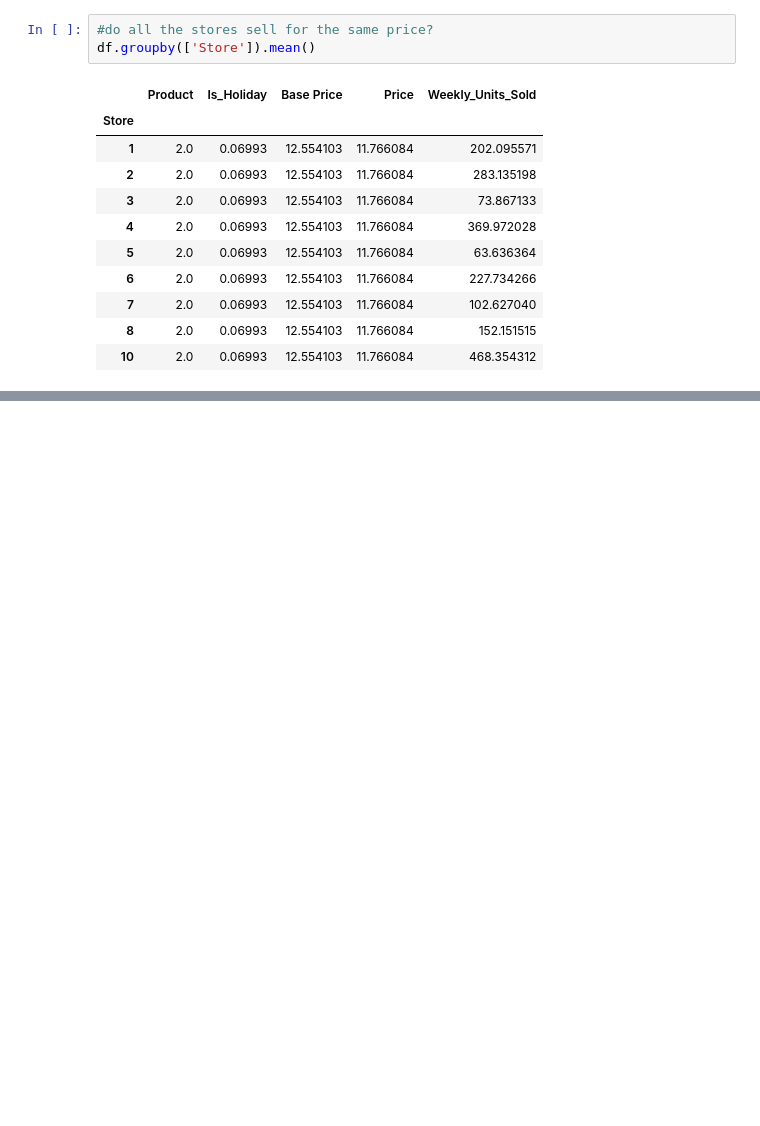
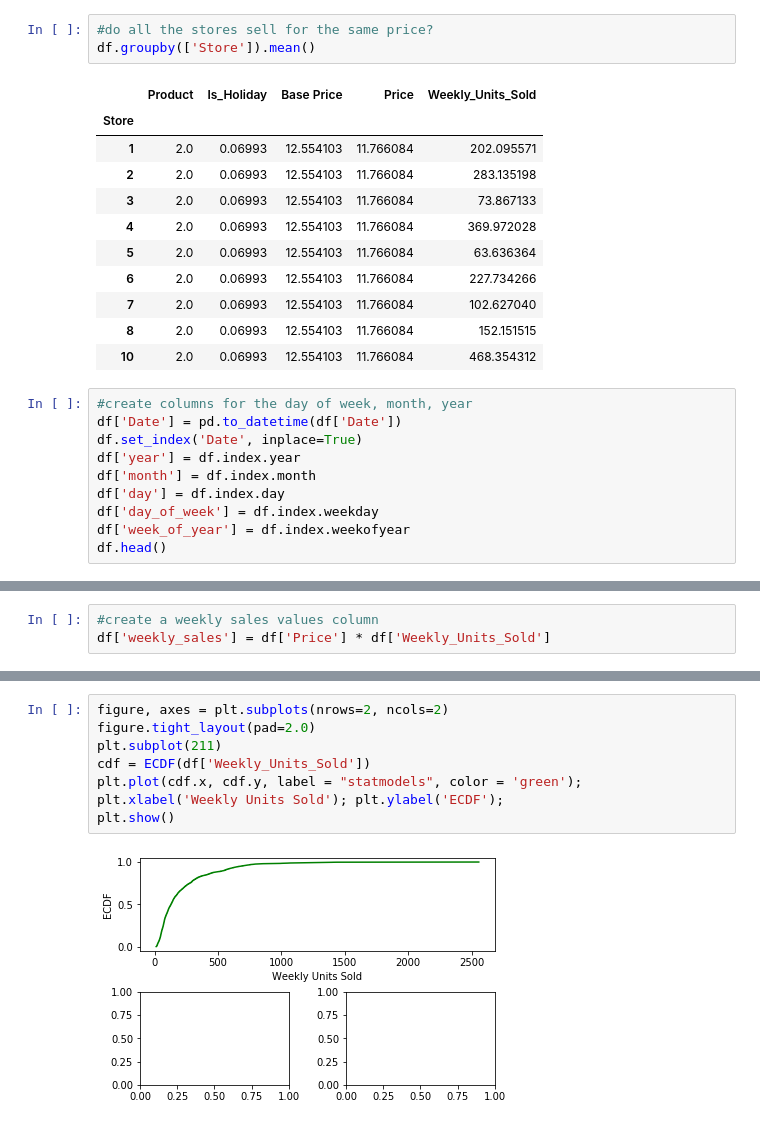
Before and after one commit to michellejm/PricingTutorial, a Jupyter notebook: Tutorial.ipynb, the cells around one changed output, grey strips where cells are left out. Cells and saved outputs as stored; diff of their text form; blank space fills up the shorter version.

```diff
--- a/Tutorial.ipynb
+++ b/Tutorial.ipynb
@@ -50,3 +55,13 @@ df.groupby(['Store']).mean()
 | 7 | 2.0 | 0.06993 | 12.554103 | 11.766084 | 102.627040 |
 | 8 | 2.0 | 0.06993 | 12.554103 | 11.766084 | 152.151515 |
 | 10 | 2.0 | 0.06993 | 12.554103 | 11.766084 | 468.354312 |
+# %%
+#create columns for the day of week, month, year
+df['Date'] = pd.to_datetime(df['Date'])
+df.set_index('Date', inplace=True)
+df['year'] = df.index.year
+df['month'] = df.index.month
+df['day'] = df.index.day
+df['day_of_week'] = df.index.weekday
+df['week_of_year'] = df.index.weekofyear
+df.head()
@@ -52,0 +97,3 @@ df.groupby(['Store']).mean()
+# %%
+#create a weekly sales values column
+df['weekly_sales'] = df['Price'] * df['Weekly_Units_Sold']
@@ -52,0 +138,10 @@ df.groupby(['Store']).mean()
+# %%
+figure, axes = plt.subplots(nrows=2, ncols=2)
+figure.tight_layout(pad=2.0)
+plt.subplot(211)
+cdf = ECDF(df['Weekly_Units_Sold'])
+plt.plot(cdf.x, cdf.y, label = "statmodels", color = 'green');
+plt.xlabel('Weekly Units Sold'); plt.ylabel('ECDF');
+plt.show()
+# %% [output]
+[figure, added]
```
Also changed, not shown: parts of 7 cells of this notebook.
